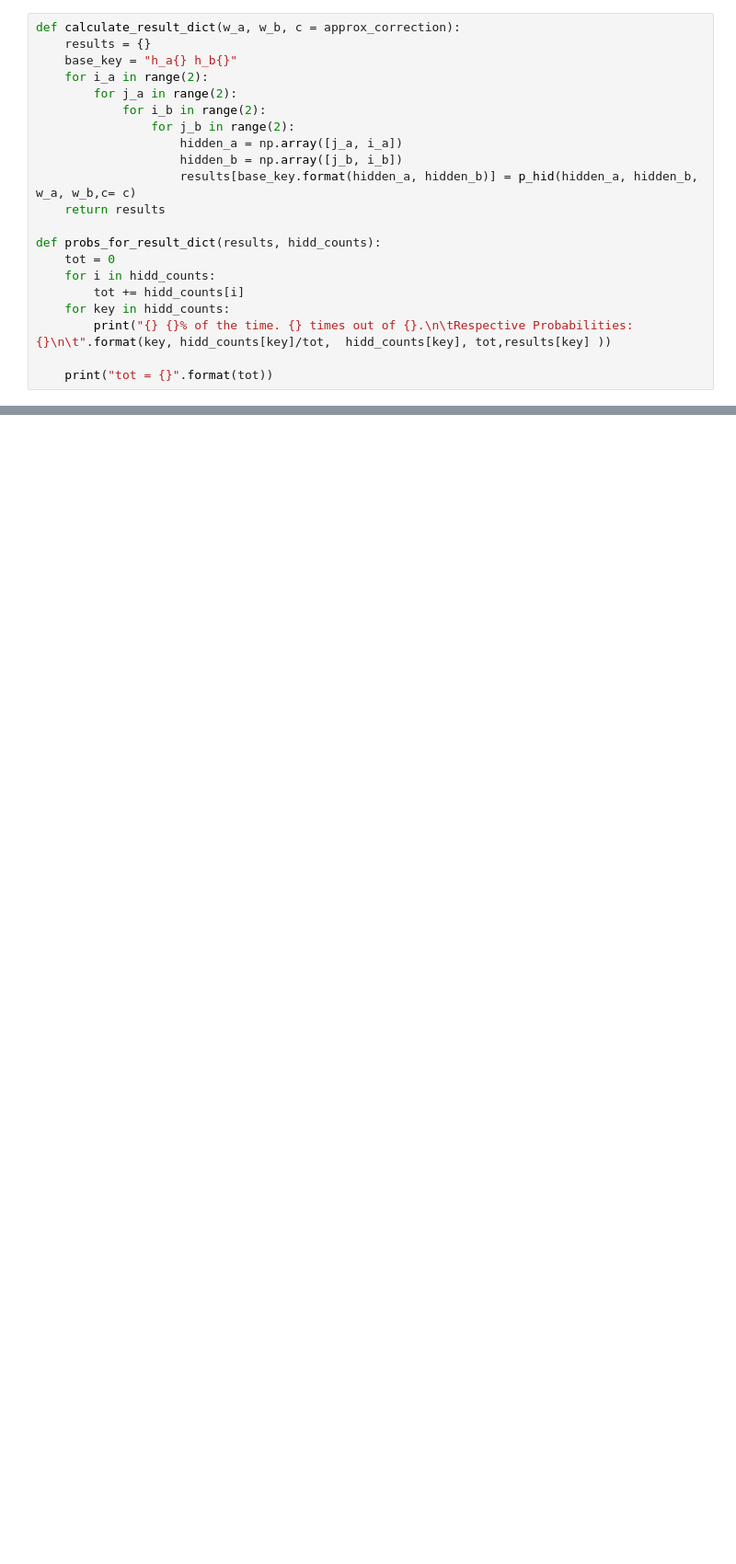
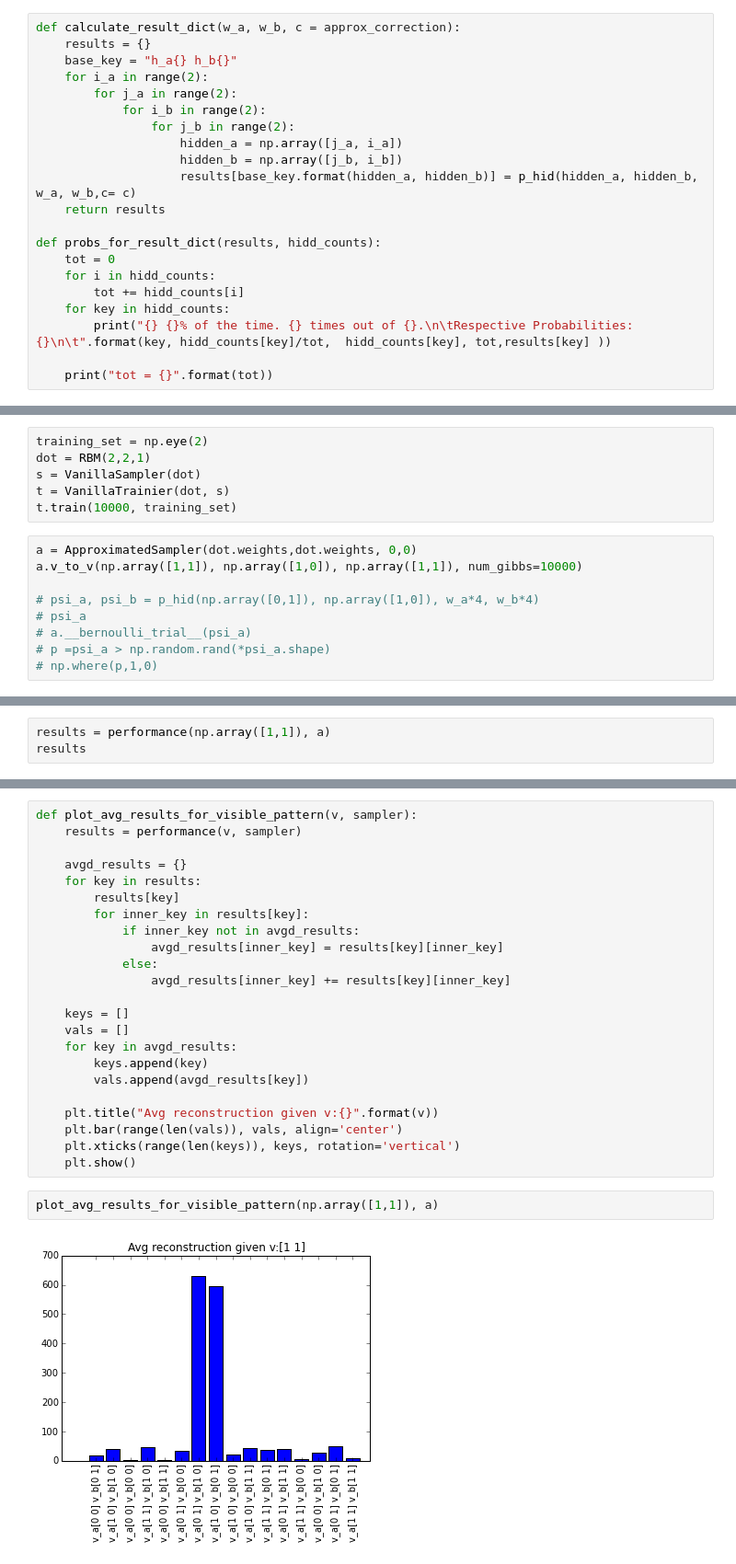
Before and after one commit to garibaldu/multicauseRBM, a Jupyter notebook: Max/TwoBitRBM.ipynb, the cells around one changed output, grey strips where cells are left out. Shown at 92% size. Drawn from its saved outputs; the diff is of its cells as text; blank space fills up the shorter version.

```diff
--- a/Max/TwoBitRBM.ipynb
+++ b/Max/TwoBitRBM.ipynb
@@ -253,0 +189,15 @@ r = calculate_result_dict(w_a, w_b)
+# %%
+training_set = np.eye(2)
+dot = RBM(2,2,1)
+s = VanillaSampler(dot)
+t = VanillaTrainier(dot, s)
+t.train(10000, training_set)
+# %%
+a = ApproximatedSampler(dot.weights,dot.weights, 0,0)
+a.v_to_v(np.array([1,1]), np.array([1,0]), np.array([1,1]), num_gibbs=10000)
+
+# psi_a, psi_b = p_hid(np.array([0,1]), np.array([1,0]), w_a*4, w_b*4)
+# psi_a
+# a.__bernoulli_trial__(psi_a)
+# p =psi_a > np.random.rand(*psi_a.shape)
+# np.where(p,1,0)
@@ -253,0 +237,3 @@ r = calculate_result_dict(w_a, w_b)
+# %%
+results = performance(np.array([1,1]), a)
+results
@@ -253,0 +262,27 @@ r = calculate_result_dict(w_a, w_b)
+# %%
+def plot_avg_results_for_visible_pattern(v, sampler):
+    results = performance(v, sampler)
+
+    avgd_results = {}
+    for key in results:
+        results[key]
+        for inner_key in results[key]:
+            if inner_key not in avgd_results:
+                avgd_results[inner_key] = results[key][inner_key]
+            else:
+                avgd_results[inner_key] += results[key][inner_key]
+
+    keys = []
+    vals = []
+    for key in avgd_results:
+        keys.append(key)
+        vals.append(avgd_results[key])
+
+    plt.title("Avg reconstruction given v:{}".format(v))
+    plt.bar(range(len(vals)), vals, align='center')
+    plt.xticks(range(len(keys)), keys, rotation='vertical')
+    plt.show()
+# %%
+plot_avg_results_for_visible_pattern(np.array([1,1]), a)
+# %% [output]
+[figure, added]
```
Also changed, not shown: parts of 43 cells of this notebook, 1 other file.
